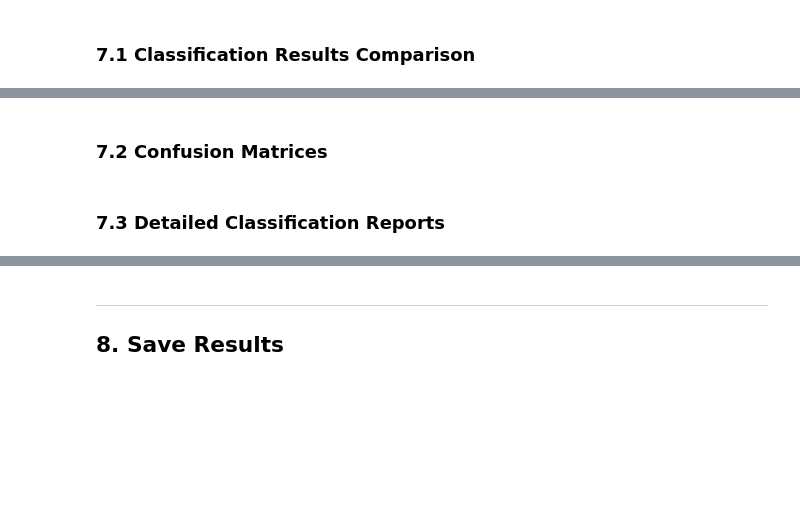
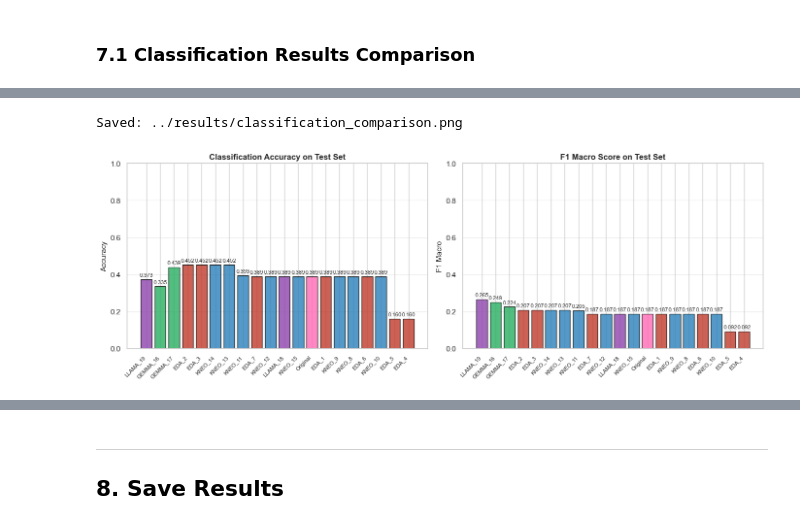
Before and after one commit to marycotrone/Data-anonymization-with-LLMs, a Jupyter notebook: notebooks/demo.ipynb, the cells around one changed output, grey strips where cells are left out. Drawn from its saved outputs; the diff is of its cells as text; code cells hidden in the pictures; blank space fills up the shorter version.

```diff
--- a/notebooks/demo.ipynb
+++ b/notebooks/demo.ipynb
@@ -1574,49 +1187,8 @@ if 'Original' in all_test_results:
 # %%
-# --- VISUALIZATION: BAR CHARTS ---
-
-fig, axes = plt.subplots(1, 2, figsize=(14, 5))
-
-# Define colors matching the qualitative analysis
-colors_dict = {
-    'Original': 'hotpink',
-    'EDA': '#e74c3c',
-    'KNEO': '#3498db',
-    'LLM': '#9b59b6'
-}
-
-datasets = df_classification_results['Dataset'].tolist()
-colors = [colors_dict.get(d, 'gray') for d in datasets]
-
-# Plot 1: Accuracy
-ax1 = axes[0]
-bars1 = ax1.bar(datasets, df_classification_results['Accuracy'], color=colors, alpha=0.8, edgecolor='black')
-ax1.set_title('Classification Accuracy on Test Set', fontsize=12, fontweight='bold')
-ax1.set_ylabel('Accuracy', fontsize=11)
-ax1.set_ylim(0, 1)
-ax1.grid(axis='y', alpha=0.3)
-
-# Add value labels on bars
-for bar in bars1:
-    height = bar.get_height()
-    ax1.text(bar.get_x() + bar.get_width()/2., height + 0.01,
-             f'{height:.3f}', ha='center', va='bottom', fontsize=9)
-
-# Plot 2: F1 Macro
-ax2 = axes[1]
-bars2 = ax2.bar(datasets, df_classification_results['F1 Macro'], color=colors, alpha=0.8, edgecolor='black')
-ax2.set_title('F1 Macro Score on Test Set', fontsize=12, fontweight='bold')
-ax2.set_ylabel('F1 Macro', fontsize=11)
-ax2.set_ylim(0, 1)
-ax2.grid(axis='y', alpha=0.3)
-
-# Add value labels on bars
-for bar in bars2:
-    height = bar.get_height()
-    ax2.text(bar.get_x() + bar.get_width()/2., height + 0.01,
-             f'{height:.3f}', ha='center', va='bottom', fontsize=9)
-
-plt.tight_layout()
-plt.savefig('../results/classification_comparison.png', dpi=300, bbox_inches='tight')
-plt.show()
+plot_classification_comparison(
+    all_test_results,
+    save_path="../results/classification_comparison.png"
+)
+# %% [output]
+Saved: ../results/classification_comparison.png
+[figure, added]
-# %% [markdown]
-### 7.2 Confusion Matrices
@@ -1655,2 +1194,0 @@ plt.show()
-# %% [markdown]
-### 7.3 Detailed Classification Reports
```
Also changed, not shown: parts of 23 cells of this notebook, 4 other files.
